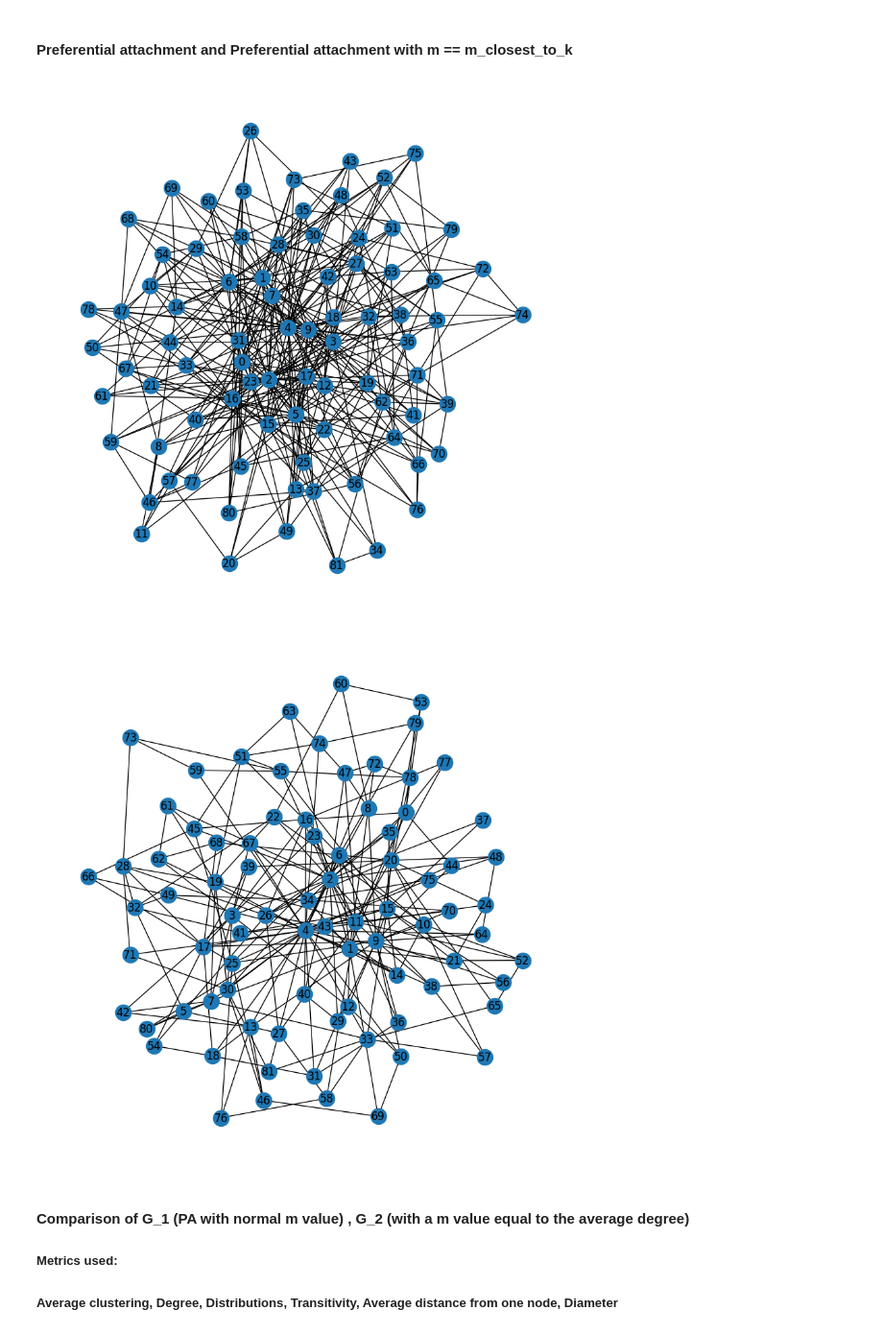
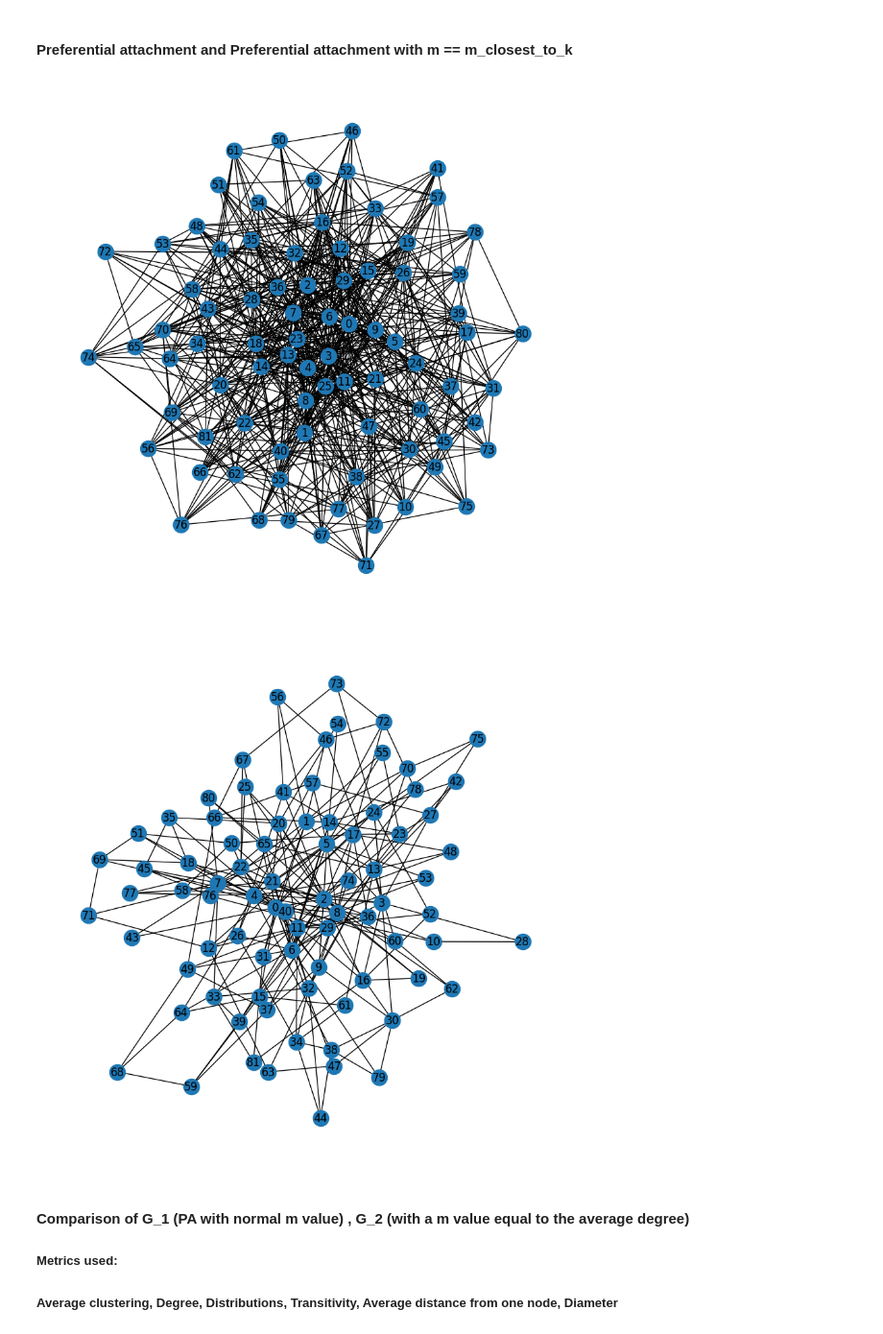
Before and after one commit to MattiaCervelli/Group-Project-SNA, a Jupyter notebook: Final_Graph(complete).ipynb, the cells around one changed output. Shown at 96% size. Saved outputs shown, nothing was run; the diff lists cells and outputs as text; code cells hidden in the pictures.

```diff
--- a/Final_Graph(complete).ipynb
+++ b/Final_Graph(complete).ipynb
@@ -847,19 +832,23 @@ def PA(num_nodes, m, n_stage):
 
     return G_new
 # %%
-G_1 = PA(num_nodes, 5, 1000)
+seed = random.seed(42)
+G_1 = PA(num_nodes, 10, 1000)
+pos = nx.spring_layout(G_1, seed=seed)
 plt.figure(figsize=(8, 8))
-nx.draw(G_1, with_labels=True)
+nx.draw(G_1,pos, with_labels=True)
 plt.show()
 # %% [output]
-[figure, old version]
+[figure, new version]
 # %%
+seed = random.seed(42)
 G_2 = PA(num_nodes, m_closest_to_k, 1000)
+pos = nx.spring_layout(G_2, seed=seed)
 plt.figure(figsize=(8, 8))
-nx.draw(G_2, with_labels=True)
+nx.draw(G_2,pos, with_labels=True)
 plt.show()
 # %% [output]
-[figure, old version]
+[figure, new version]
 # %% [markdown]
 #### Comparison of G_1 (PA with normal m value) , G_2 (with a m value equal to the average degree)
   ##### Metrics used:
```
Also changed, not shown: parts of 13 cells of this notebook.
